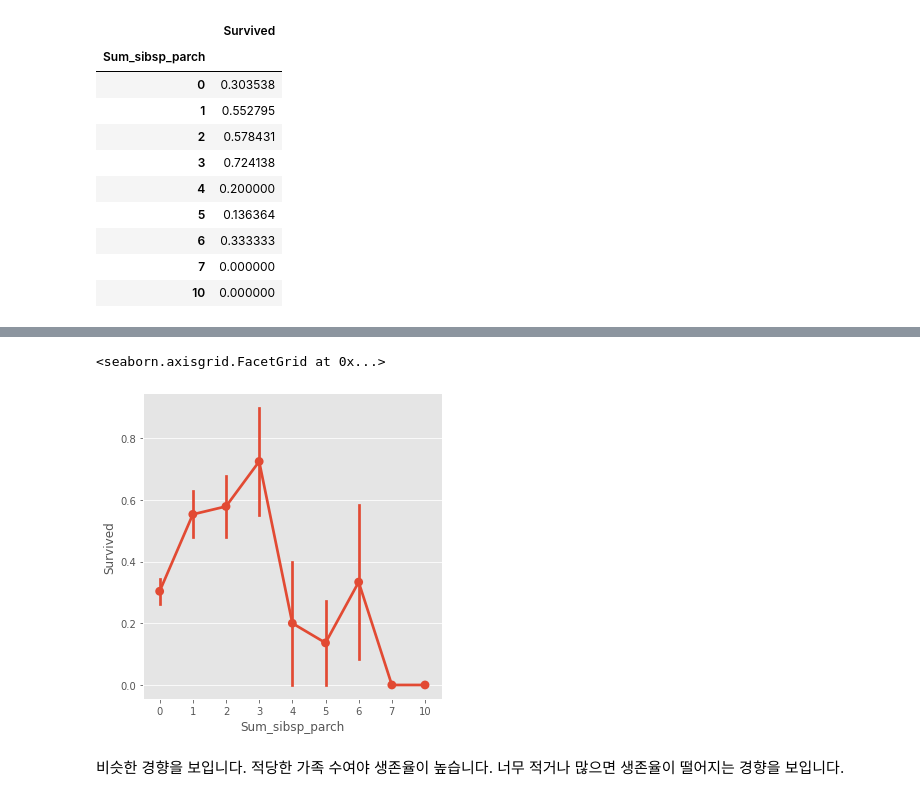
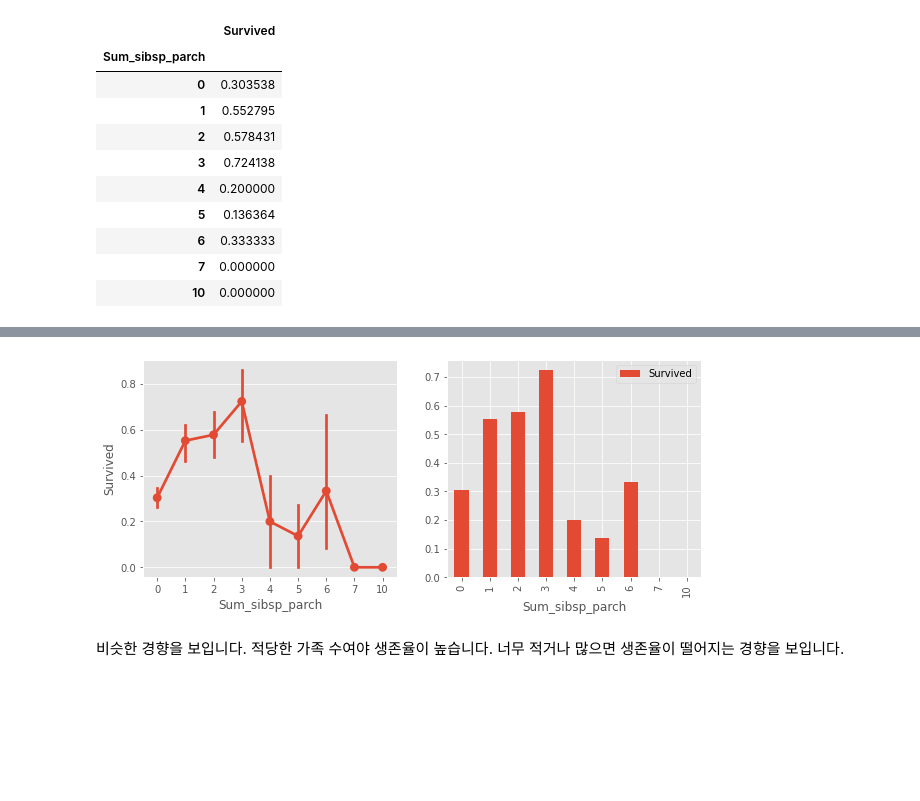
Before and after one commit to LeeSeungwon89/Kaggle_Dacon_Practice, a Jupyter notebook: Titanic_EDA.ipynb, the cells around one changed output, grey strips where cells are left out. Cells and saved outputs as stored; diff of their text form; code cells hidden in the pictures; blank space fills up the shorter version.

```diff
--- a/Titanic_EDA.ipynb
+++ b/Titanic_EDA.ipynb
@@ -422,8 +416,12 @@ train[['Sum_sibsp_parch', 'Survived']].groupby(['Sum_sibsp_parch']).mean().plot.
-# %%
-sns.catplot(x='Sum_sibsp_parch', y='Survived', data=train, kind='point')
-# %% [output]
-<seaborn.axisgrid.FacetGrid at 0x...>
-[figure, removed]
+# %%
+fig, ax = plt.subplots(1, 2, figsize=(10, 4))
+
+sns.pointplot(x='Sum_sibsp_parch', y='Survived', data=train, ax=ax[0])
+train[['Sum_sibsp_parch', 'Survived']].groupby(['Sum_sibsp_parch']).mean().plot.bar(ax=ax[1])
+
+plt.subplots_adjust(wspace=0.2, hspace=0.2)
+# %% [output]
+[figure, added]
 # %% [markdown]
 비슷한 경향을 보입니다. 적당한 가족 수여야 생존율이 높습니다. 너무 적거나 많으면 생존율이 떨어지는 경향을 보입니다.
 # %% [markdown]
```
Also changed, not shown: parts of 4 cells of this notebook.
